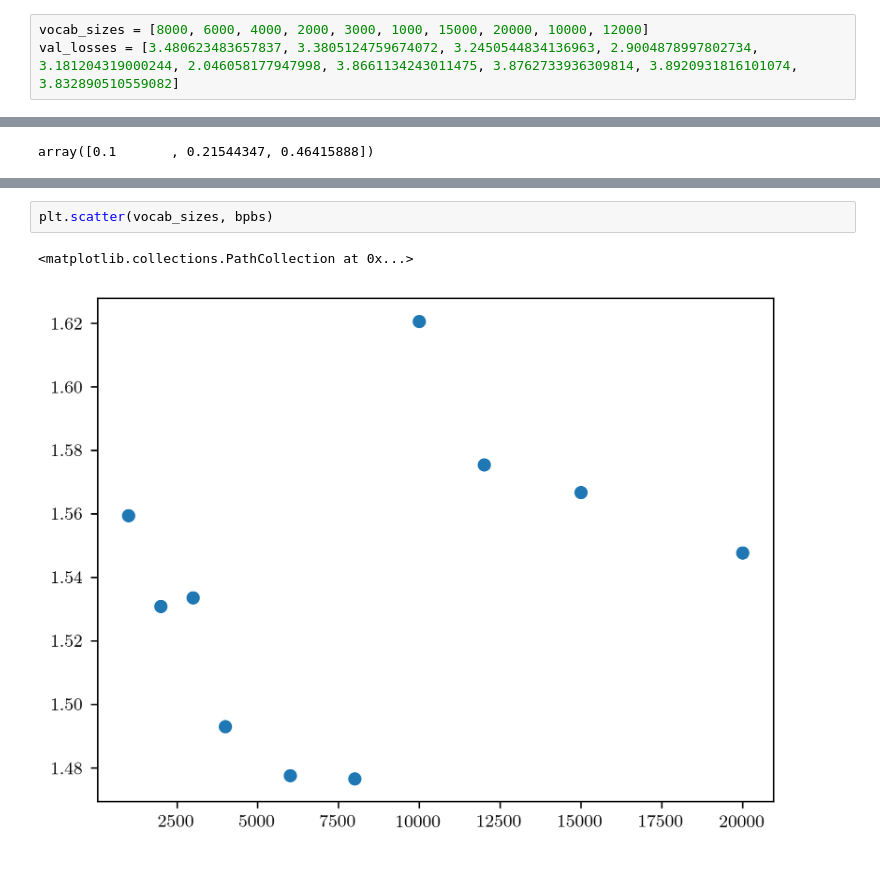
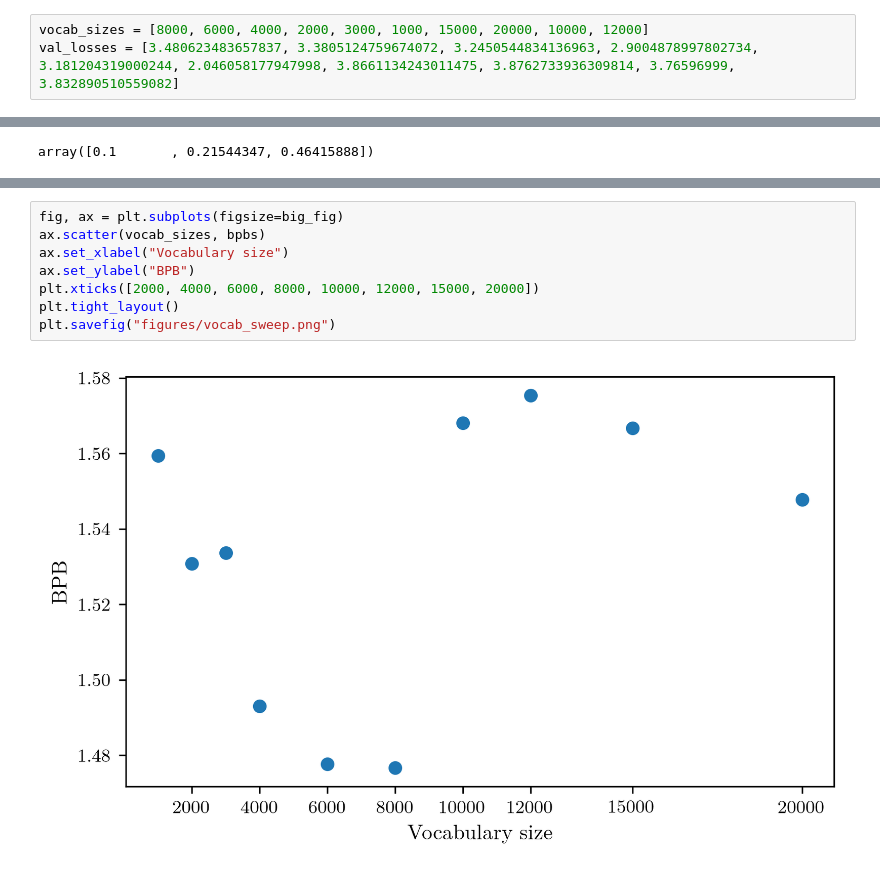
Before and after one commit to samasutherland/little-language-models, a Jupyter notebook: notebooks/explore_learning_rates.ipynb, the cells around one changed output, grey strips where cells are left out. Drawn from its saved outputs; the diff is of its cells as text.

Commit message:
9K vocab

```diff
--- a/notebooks/explore_learning_rates.ipynb
+++ b/notebooks/explore_learning_rates.ipynb
@@ -166,5 +166,5 @@ plt.savefig("figures/learning_rate_sweeps_lr_selected.png")
 [figure]
 # %%
 vocab_sizes = [8000, 6000, 4000, 2000, 3000, 1000, 15000, 20000, 10000, 12000]
-val_losses = [3.480623483657837, 3.3805124759674072, 3.2450544834136963, 2.9004878997802734, 3.181204319000244, 2.046058177947998, 3.8661134243011475, 3.8762733936309814, 3.8920931816101074, 3.832890510559082]
+val_losses = [3.480623483657837, 3.3805124759674072, 3.2450544834136963, 2.9004878997802734, 3.181204319000244, 2.046058177947998, 3.8661134243011475, 3.8762733936309814, 3.76596999, 3.832890510559082]
 # %%
@@ -211,6 +212,11 @@ vocab=10000  loss=3.8921  bytes/token=3.465  BPB=1.6206
 vocab=12000  loss=3.8329  bytes/token=3.510  BPB=1.5754
 # %%
-plt.scatter(vocab_sizes, bpbs)
+fig, ax = plt.subplots(figsize=big_fig)
+ax.scatter(vocab_sizes, bpbs)
+ax.set_xlabel("Vocabulary size")
+ax.set_ylabel("BPB")
+plt.xticks([2000, 4000, 6000, 8000, 10000, 12000, 15000, 20000])
+plt.tight_layout()
+plt.savefig("figures/vocab_sweep.png")
 # %% [output]
-<matplotlib.collections.PathCollection at 0x...>
-[figure, old version]
+[figure, new version]
```
Also changed, not shown: parts of 2 cells of this notebook, 7 other files.
